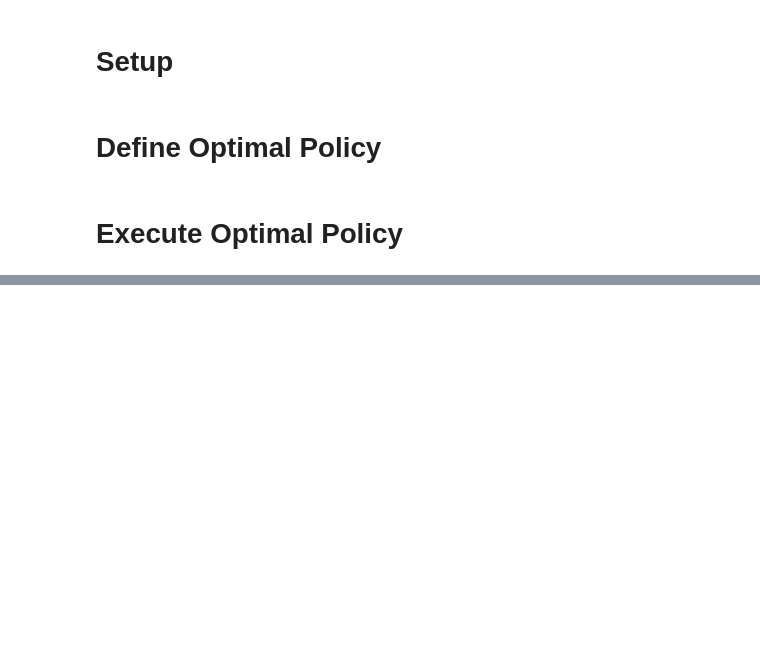
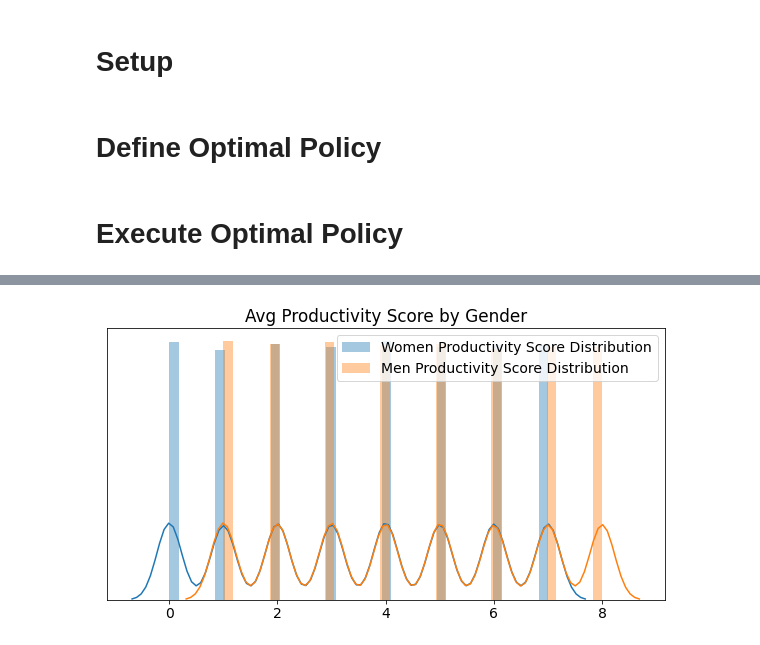
Before and after one commit to jackblandin/gym-hiring, a Jupyter notebook: experiments/optimal-fairness-policy.ipynb, the cells around one changed output, grey strips where cells are left out. Drawn from its saved outputs; the diff is of its cells as text; code cells hidden in the pictures; blank space fills up the shorter version.

```diff
--- a/experiments/optimal-fairness-policy.ipynb
+++ b/experiments/optimal-fairness-policy.ipynb
@@ -124,14 +144,16 @@ Avg reward for last 500 episodes: 0.289
 # %%
 plt.rc('font', size=14)
 fig, ax = plt.subplots(1, 1, figsize=(10, 5))
 
-sns.distplot(np.random.uniform(WOM_LOW, WOM_HIGH, 100_000), ax=ax, label='Women Productivity Score Distribution')
-sns.distplot(np.random.uniform(MEN_LOW, MEN_HIGH, 100_000), ax=ax, label='Men Productivity Score Distribution')
+sns.distplot(np.random.randint(WOM_LOW, WOM_HIGH, 100_000), ax=ax, label='Women Productivity Score Distribution')
+sns.distplot(np.random.randint(MEN_LOW, MEN_HIGH, 100_000), ax=ax, label='Men Productivity Score Distribution')
 
 ax.legend()
 ax.set_title('Avg Productivity Score by Gender')
 ax.set_yticks([])
 pass
+# %% [output]
+[figure, added]
 # %%
 fig, ax = plt.subplots(1, 1, figsize=(10, 5))
 
```
Also changed, not shown: parts of 6 cells of this notebook, 1 other file.
